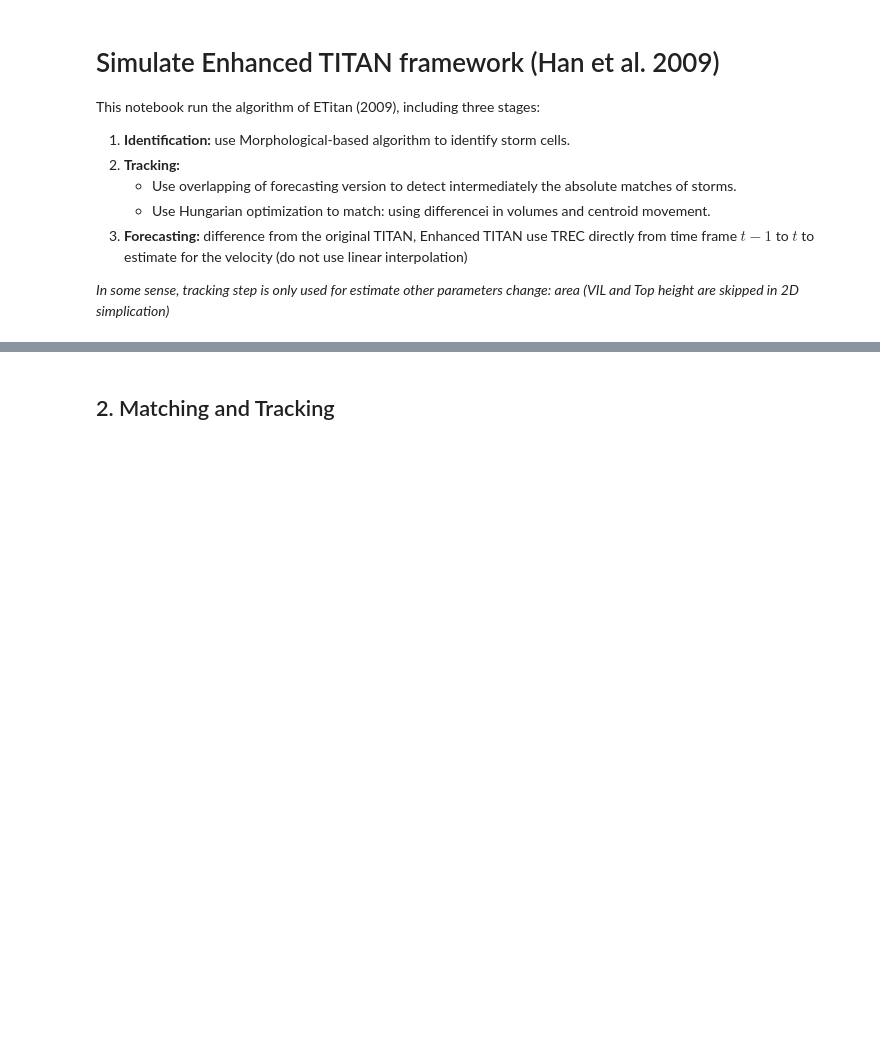
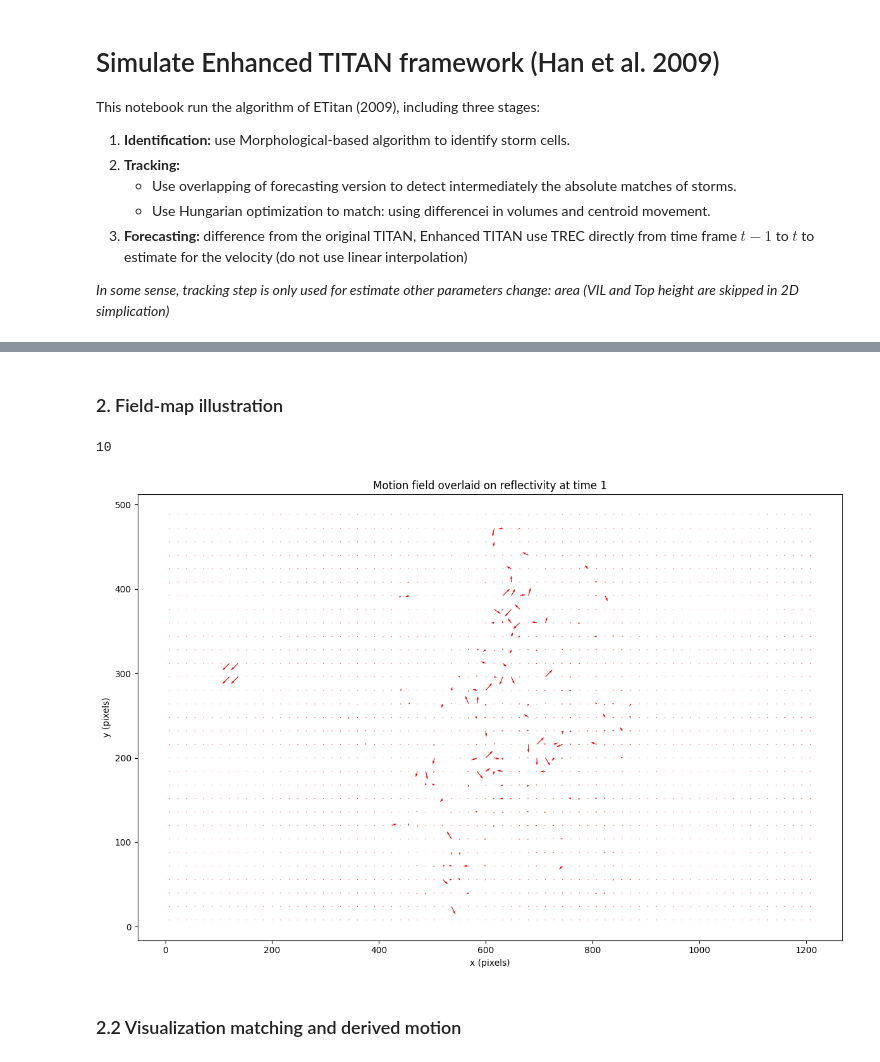
Before and after one commit to trungtranquoc/computer_vision_assignment-thunderstorm_nowcasting, a Jupyter notebook: main.ipynb, the cells around one changed output, grey strips where cells are left out. Saved outputs shown, nothing was run; the diff lists cells and outputs as text; code cells hidden in the pictures; blank space fills up the shorter version.

```diff
--- a/main.ipynb
+++ b/main.ipynb
@@ -88,3 +98,41 @@ plt.show()
+# %% [markdown]
+### 2. Field-map illustration
+# %%
+from src.cores.movement_estimate import estimate_trec_by_blocks
+
+prev_storms_map = storms_maps[0]
+curr_storms_map = storms_maps[1]
+dt = (curr_storms_map.time_frame - prev_storms_map.time_frame).seconds / 3600   # in hours
+local_buffer = int(100 * dt)
+
+print(local_buffer)
+
+grid_y, grid_x, vy, vx = estimate_trec_by_blocks(prev_storms_map, curr_storms_map, block_size=16, stride=16)
+
+plt.figure(figsize=(12, 8))
+
+# Plot motion vectors
+plt.quiver(
+    grid_x, grid_y,        # vector positions (centers of blocks)
+    vx, vy,                # vector components (dx, dy)
+    # angles="xy",
+    scale_units="xy",
+    scale=1,
+    color="red",
+    width=0.001
+)
+
+plt.title(f"Motion field overlaid on reflectivity at time {1}")
+plt.xlabel("x (pixels)")
+plt.ylabel("y (pixels)")
+# plt.xlim(400, 600)
+# plt.ylim(100, 300)
+
+plt.tight_layout()
+plt.show()
+# %% [output]
+10
+[figure, added]
 # %% [markdown]
-## 2. Matching and Tracking
+### 2.2 Visualization matching and derived motion
 # %%
```
Also changed, not shown: parts of 7 cells of this notebook, 10 other files.
